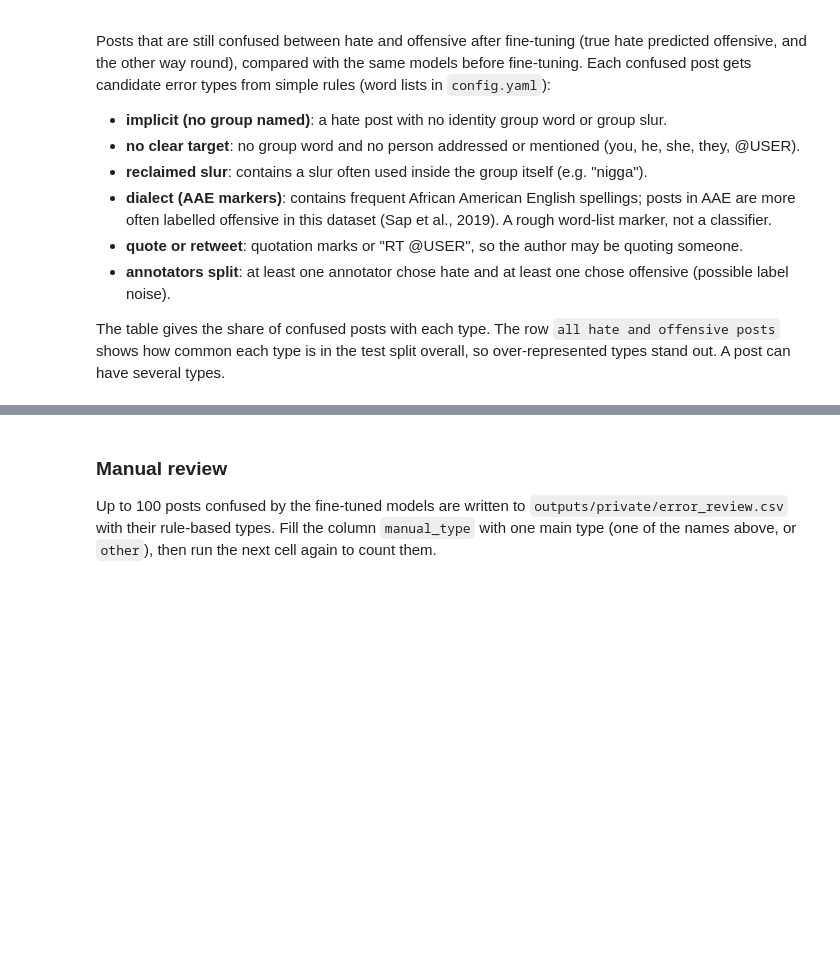
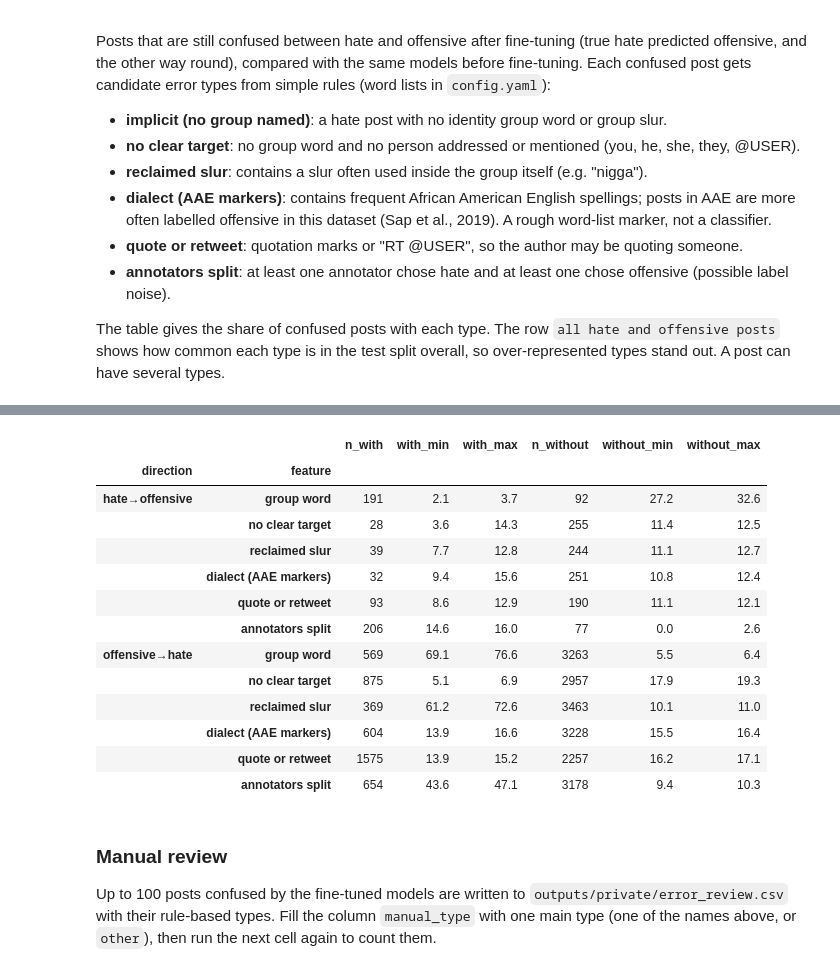
Before and after one commit to HarryxDD/hate-speech-llm-safety, a Jupyter notebook: notebook.ipynb, the cells around one changed output, grey strips where cells are left out. Cells and saved outputs as stored; diff of their text form; code cells hidden in the pictures; blank space fills up the shorter version.

```diff
--- a/notebook.ipynb
+++ b/notebook.ipynb
@@ -1231,3 +1475,38 @@ error_table
+# %%
+rate_rows = []
+group_word = test_ho.text.str.contains(group_bare_re)
+features = error_types(test_ho).drop(columns="implicit (no group named)")
+features.insert(0, "group word", group_word)
+for name, path in tuned_runs.items():
+    pred = pd.read_csv(path).set_index("id").pred.reindex(test_ho.index)
+    for direction, true, wrong in [("hate→offensive", "hate", "offensive"), ("offensive→hate", "offensive", "hate")]:
+        is_class = test_ho.label_name == true
+        is_wrong = pred == wrong
+        for feature in features:
+            has = features[feature]
+            rate_rows.append({"model": name, "direction": direction, "feature": feature,
+                              "n_with": int((is_class & has).sum()), "wrong_with": 100 * is_wrong[is_class & has].mean(),
+                              "n_without": int((is_class & ~has).sum()), "wrong_without": 100 * is_wrong[is_class & ~has].mean()})
+error_rates = pd.DataFrame(rate_rows).round(1)
+error_rates.to_csv(TABLES / "error_rates.csv", index=False)
+error_rates.groupby(["direction", "feature"], sort=False).agg(
+    n_with=("n_with", "first"), with_min=("wrong_with", "min"), with_max=("wrong_with", "max"),
+    n_without=("n_without", "first"), without_min=("wrong_without", "min"), without_max=("wrong_without", "max"))
+# %% [output]
+|  |  | n_with | with_min | with_max | n_without | without_min | without_max |
+| direction | feature |  |  |  |  |  |  |
+| hate→offensive | group word | 191 | 2.1 | 3.7 | 92 | 27.2 | 32.6 |
+|  | no clear target | 28 | 3.6 | 14.3 | 255 | 11.4 | 12.5 |
+|  | reclaimed slur | 39 | 7.7 | 12.8 | 244 | 11.1 | 12.7 |
+|  | dialect (AAE markers) | 32 | 9.4 | 15.6 | 251 | 10.8 | 12.4 |
+|  | quote or retweet | 93 | 8.6 | 12.9 | 190 | 11.1 | 12.1 |
+|  | annotators split | 206 | 14.6 | 16.0 | 77 | 0.0 | 2.6 |
+| offensive→hate | group word | 569 | 69.1 | 76.6 | 3263 | 5.5 | 6.4 |
+|  | no clear target | 875 | 5.1 | 6.9 | 2957 | 17.9 | 19.3 |
+|  | reclaimed slur | 369 | 61.2 | 72.6 | 3463 | 10.1 | 11.0 |
+|  | dialect (AAE markers) | 604 | 13.9 | 16.6 | 3228 | 15.5 | 16.4 |
+|  | quote or retweet | 1575 | 13.9 | 15.2 | 2257 | 16.2 | 17.1 |
+|  | annotators split | 654 | 43.6 | 47.1 | 3178 | 9.4 | 10.3 |
 # %% [markdown]
 ### Manual review
 
```
Also changed, not shown: parts of 29 cells of this notebook, 21 other files.
